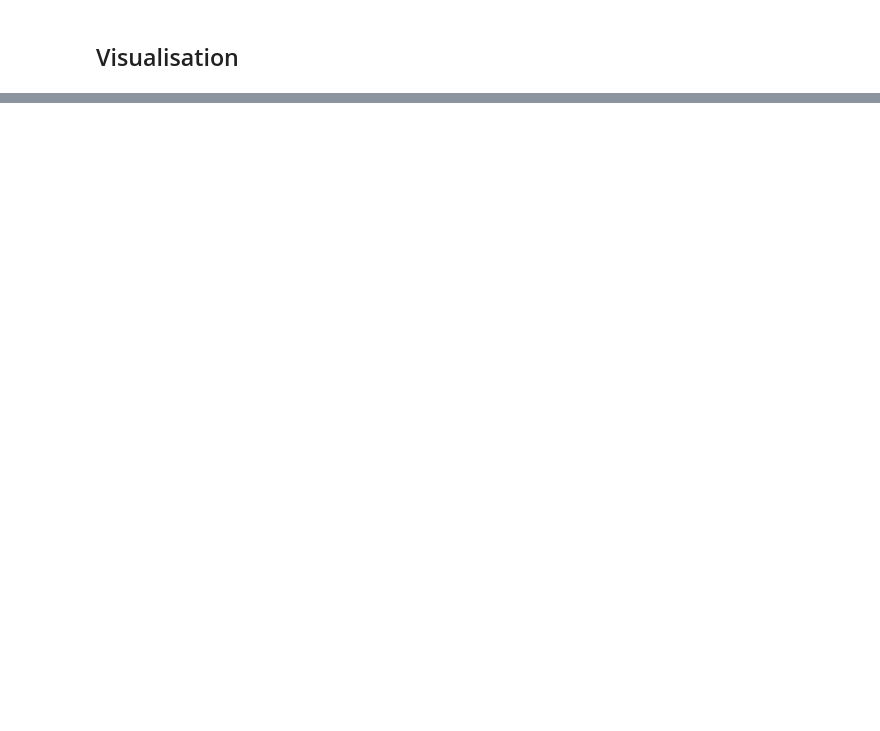
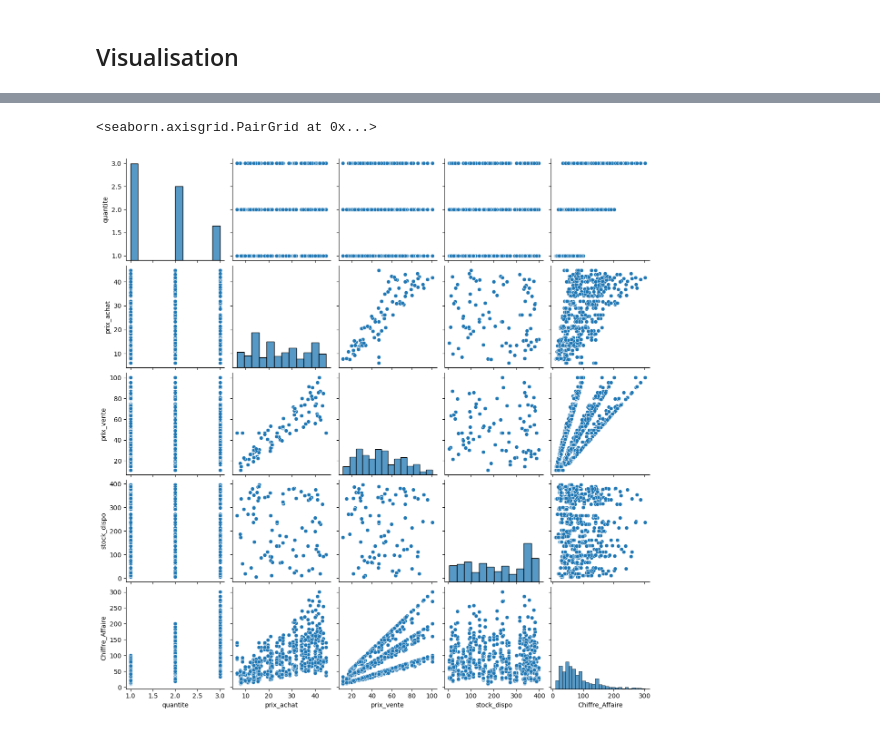
Before and after one commit to SAKPANI/Formation-Data_Science-et-Machine-Learning, a Jupyter notebook: Projets_DataScience/PROJET_E_COMMERCE/projet_ecommerce/Analyse_Donnees_E_Commerce.ipynb, the cells around one changed output, grey strips where cells are left out. Drawn from its saved outputs; the diff is of its cells as text; code cells hidden in the pictures; blank space fills up the shorter version.

```diff
--- a/Projets_DataScience/PROJET_E_COMMERCE/projet_ecommerce/Analyse_Donnees_E_Commerce.ipynb
+++ b/Projets_DataScience/PROJET_E_COMMERCE/projet_ecommerce/Analyse_Donnees_E_Commerce.ipynb
@@ -884,0 +932,2 @@ df.describe().round(2)
+# %%
+df["prix_vente"] = df["prix_vente"].fillna(df["prix_vente"].median()) #Remplacer fles prix de ventes manquantes par la median
@@ -884,0 +956,2 @@ df.describe().round(2)
+# %%
+df["Chiffre_Affaire"]  = df["quantite"]*df["prix_vente"]*(1- df["reduction(%)"]/100)
@@ -884,0 +967,5 @@ df.describe().round(2)
+# %%
+sns.pairplot(df[["quantite","prix_achat","prix_vente","stock_dispo","Chiffre_Affaire"]])
+# %% [output]
+<seaborn.axisgrid.PairGrid at 0x...>
+[figure, added]
```
Also changed, not shown: parts of 19 cells of this notebook, 19 other files.
